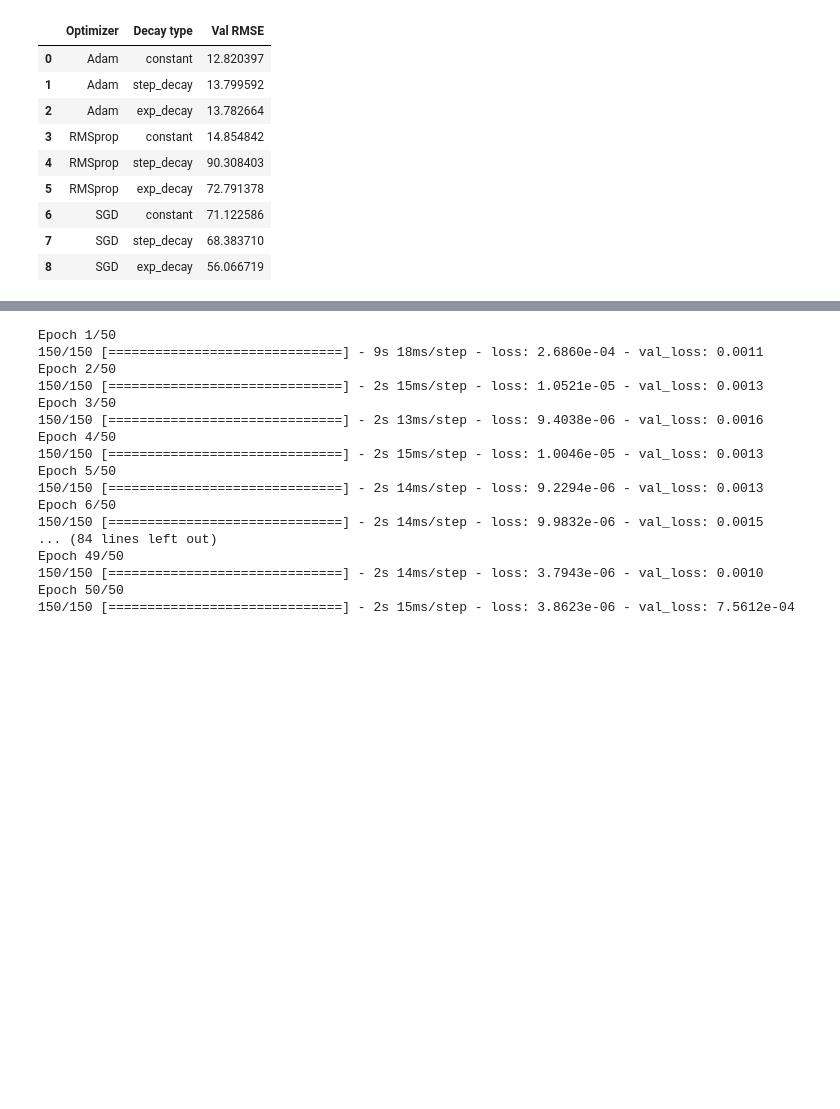
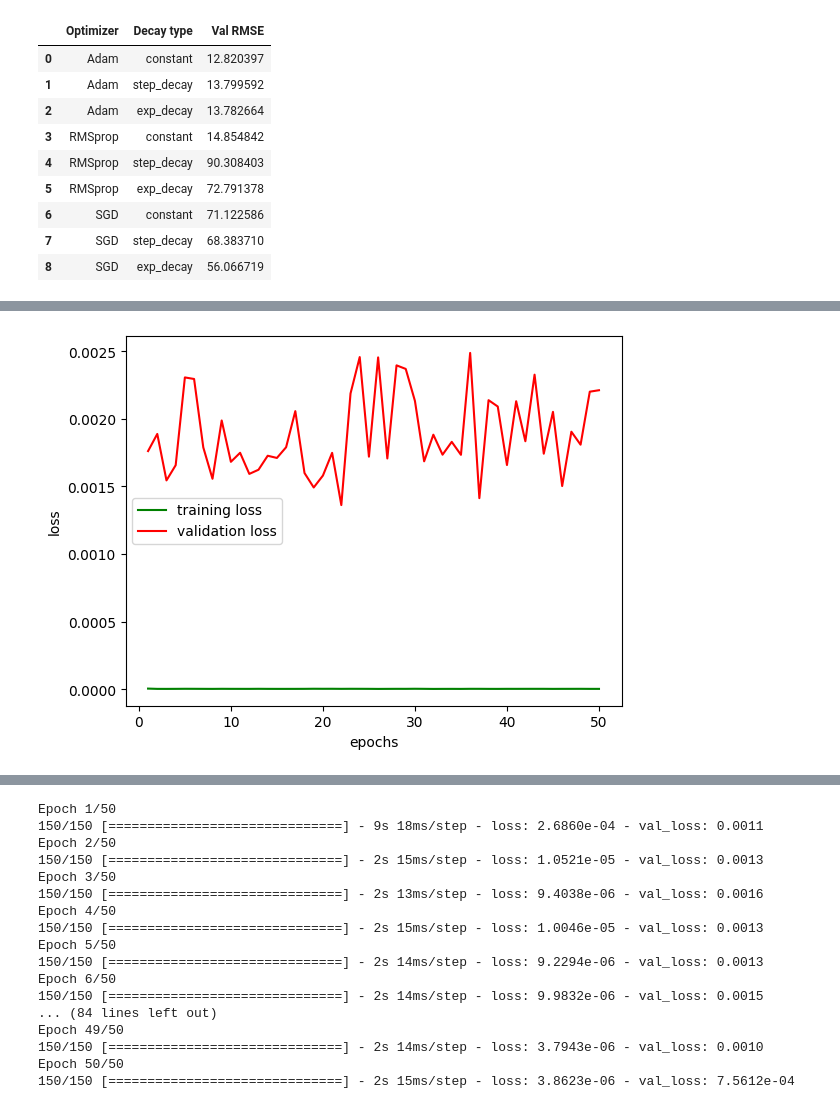
Before and after one commit to KaneZhao/deep-learning-assignments, a Jupyter notebook: assignment3/Assignment3.ipynb, the cells around one changed output, grey strips where cells are left out. Cells and saved outputs as stored; diff of their text form; code cells hidden in the pictures; blank space fills up the shorter version.

```diff
--- a/assignment3/Assignment3.ipynb
+++ b/assignment3/Assignment3.ipynb
@@ -443,0 +447,10 @@ plot_result(y_train_unscaled, y_val_unscaled, train_predict_optimized_rnn_unscal
+# %%
+TIME_STEP_10 = 10
+X_train_10, y_train_10 = create_sequence(data_training, TIME_STEP_10)
+X_val_10, y_val_10 = create_sequence(data_validation, TIME_STEP_10)
+X_test_10, y_test_10 = create_sequence(data_test, TIME_STEP_10)
+# %%
+input_shape = (TIME_STEP_10, 1)
+optimized_rnn_10 = RNN_2(n_hidden_units, n_dense_units,input_shape, activation='tanh', optimizer="Adam")
+
+fitted_optimized_rnn_10 = optimized_rnn.fit(X_train_10, y_train_10, validation_data=(X_val_10, y_val_10), batch_size=BATCH_SIZE, epochs=EPOCHS_NUM)
@@ -443,0 +475,4 @@ plot_result(y_train_unscaled, y_val_unscaled, train_predict_optimized_rnn_unscal
+# %%
+plot_training_history(fitted_optimized_rnn_10)
+# %% [output]
+[figure, added]
```
Also changed, not shown: parts of 30 cells of this notebook, 1 other file.
